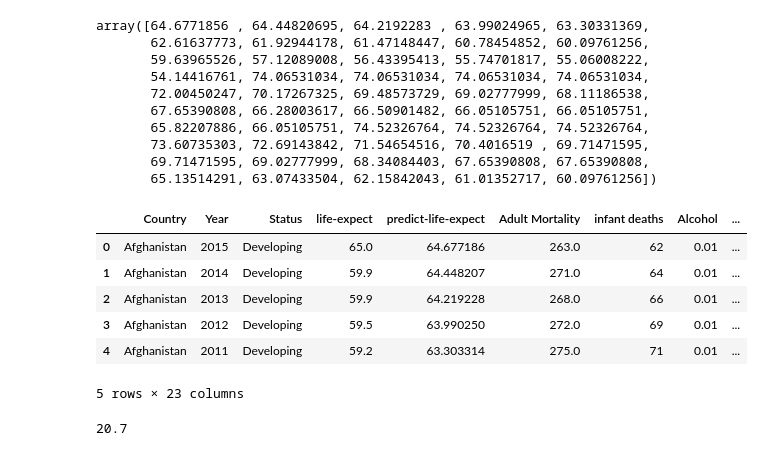
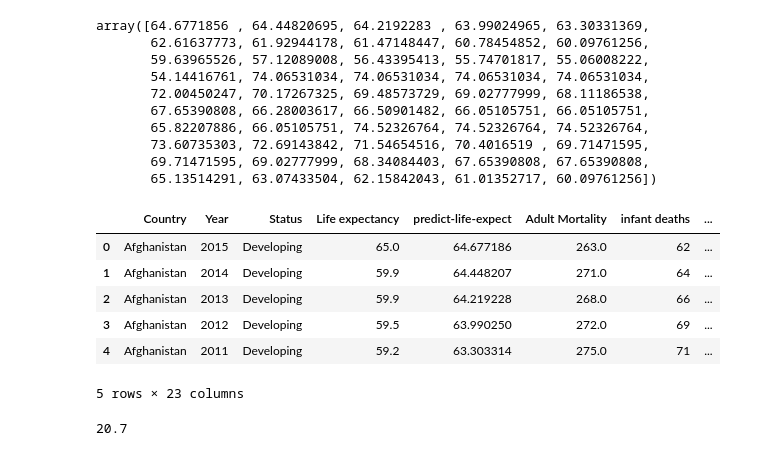
Before and after one commit to MyatCharm/MM-DataScience-practice, a Jupyter notebook: myanmards.ipynb, the cells around one changed output. Cells and saved outputs as stored; diff of their text form; code cells hidden in the pictures.

```diff
--- a/myanmards.ipynb
+++ b/myanmards.ipynb
@@ -394,6 +396,3 @@ df
 | 2936 | Zimbabwe | 2001 | Developing | 45.3 | 686.0 | 25 | 1.72 | ... |
 | 2937 | Zimbabwe | 2000 | Developing | 46.0 | 665.0 | 24 | 1.68 | ... |
 2938 rows × 22 columns
-# %%
-df.rename(columns = {'Life expectancy':'life-expect','Income composition of resources':'income-resources'},inplace=True)
-df
@@ -457,9 +442,9 @@ plt.show()
 # %% [output]
 [figure]
 # %%
-X = df[['Schooling']]
-y = df['life-expect']
-X.head()
+X1 = df[['Schooling']]
+y = df['Life expectancy']
+X1.head()
 # %% [output]
 |  | Schooling |
 | 0 | 10.1 |
@@ -468,12 +453,12 @@ X.head()
 | 3 | 9.8 |
 | 4 | 9.5 |
 # %%
-slr.fit(X,y)
+slr.fit(X1,y)
 # %% [output]
 LinearRegression()
 # %%
-yhat = slr.predict(X)
-yhat[0:50]
+SLRyhat = slr.predict(X1)
+SLRyhat[0:50]
 # %% [output]
 array([64.6771856 , 64.44820695, 64.2192283 , 63.99024965, 63.30331369,
        62.61637773, 61.92944178, 61.47148447, 60.78454852, 60.09761256,
@@ -486,15 +471,15 @@ array([64.6771856 , 64.44820695, 64.2192283 , 63.99024965, 63.30331369,
        69.71471595, 69.02777999, 68.34084403, 67.65390808, 67.65390808,
        65.13514291, 63.07433504, 62.15842043, 61.01352717, 60.09761256])
 # %%
-df.insert(4,'predict-life-expect',yhat, True)
+df.insert(4,'predict-life-expect',SLRyhat, True)
 df.head()
 # %% [output]
-|  | Country | Year | Status | life-expect | predict-life-expect | Adult Mortality | infant deaths | Alcohol | ... |
-| 0 | Afghanistan | 2015 | Developing | 65.0 | 64.677186 | 263.0 | 62 | 0.01 | ... |
-| 1 | Afghanistan | 2014 | Developing | 59.9 | 64.448207 | 271.0 | 64 | 0.01 | ... |
-| 2 | Afghanistan | 2013 | Developing | 59.9 | 64.219228 | 268.0 | 66 | 0.01 | ... |
-| 3 | Afghanistan | 2012 | Developing | 59.5 | 63.990250 | 272.0 | 69 | 0.01 | ... |
-| 4 | Afghanistan | 2011 | Developing | 59.2 | 63.303314 | 275.0 | 71 | 0.01 | ... |
+|  | Country | Year | Status | Life expectancy | predict-life-expect | Adult Mortality | infant deaths | ... |
+| 0 | Afghanistan | 2015 | Developing | 65.0 | 64.677186 | 263.0 | 62 | ... |
+| 1 | Afghanistan | 2014 | Developing | 59.9 | 64.448207 | 271.0 | 64 | ... |
+| 2 | Afghanistan | 2013 | Developing | 59.9 | 64.219228 | 268.0 | 66 | ... |
+| 3 | Afghanistan | 2012 | Developing | 59.5 | 63.990250 | 272.0 | 69 | ... |
+| 4 | Afghanistan | 2011 | Developing | 59.2 | 63.303314 | 275.0 | 71 | ... |
 5 rows × 23 columns
 # %%
 df['Schooling'].max()
```
Also changed, not shown: parts of 44 cells of this notebook.
